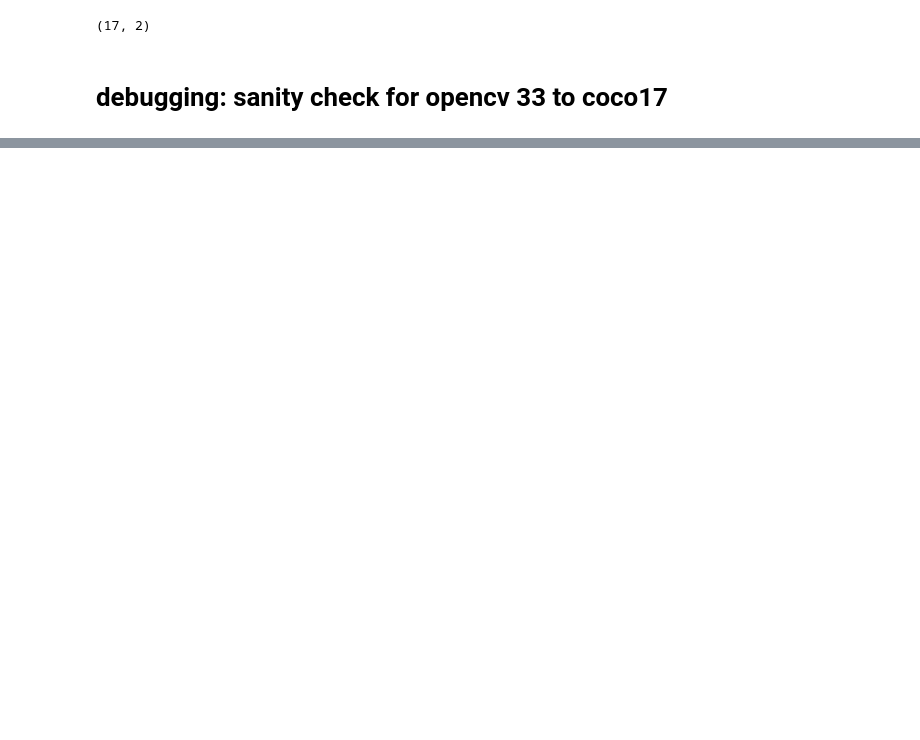
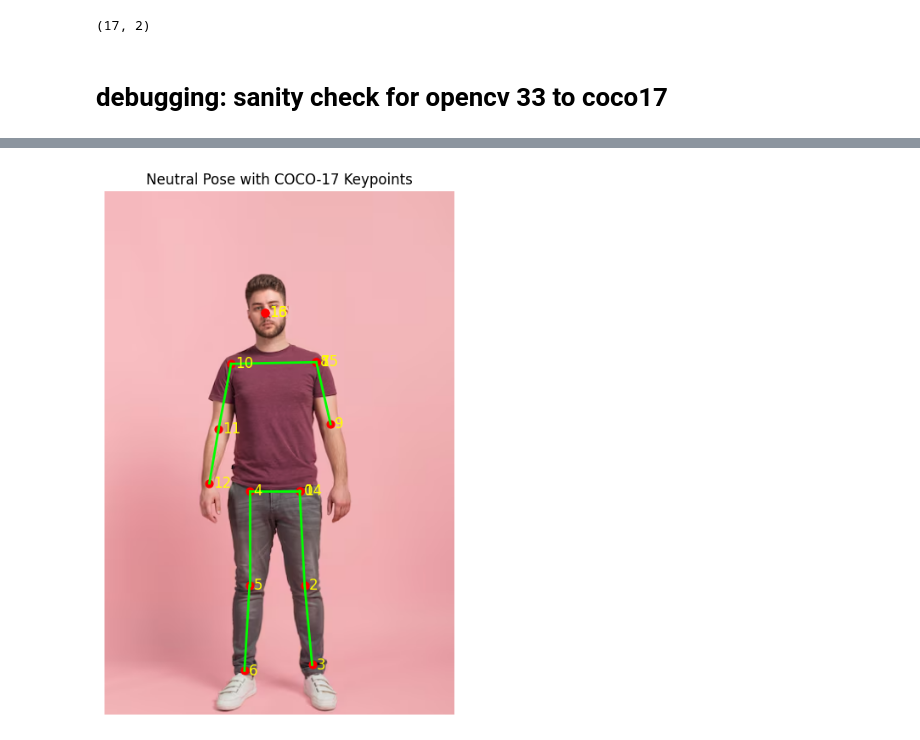
Before and after one commit to RguWork/pfpt-cv-v0, a Jupyter notebook: test.ipynb, the cells around one changed output, grey strips where cells are left out. Cells and saved outputs as stored; diff of their text form; code cells hidden in the pictures; blank space fills up the shorter version.

```diff
--- a/test.ipynb
+++ b/test.ipynb
@@ -75,0 +470,51 @@ print(kps.shape if kps is not None else "no pose")
+# %%
+import cv2
+import numpy as np
+import matplotlib.pyplot as plt
+from mediapipe_adapter import extract_kps
+
+# Path to your neutral-pose image
+IMAGE_PATH = "../neutral_pose.jpg"  # replace with your image file
+
+# Load image
+img = cv2.imread(IMAGE_PATH)
+if img is None:
+    raise FileNotFoundError(f"Image not found: {IMAGE_PATH}")
+
+# Extract COCO-17 keypoints
+kps = extract_kps(img)
+if kps is None:
+    raise RuntimeError("No pose detected; try another neutral pose photo.")
+
+# Convert BGR to RGB for plotting
+img_rgb = cv2.cvtColor(img, cv2.COLOR_BGR2RGB)
+
+# Plot image
+plt.figure(figsize=(6,8))
+plt.imshow(img_rgb)
+plt.title("Neutral Pose with COCO-17 Keypoints")
+plt.axis('off')
+
+# Overlay joints
+h, w = img.shape[:2]
+pts = (kps * [w, h]).astype(int)
+
+for idx, (x, y) in enumerate(pts):
+    plt.scatter(x, y, c='red', s=40)
+    plt.text(x+5, y+5, str(idx), color='yellow', fontsize=12)
+
+# Connect limbs
+LIMBS = [
+    (0,1),(1,2),(2,3),            # Left arm: shoulder->elbow->wrist
+    (0,4),(4,5),(5,6),            # Right arm
+    (7,8),(8,9),                  # Left leg: hip->knee->ankle
+    (7,10),(10,11),(11,12)        # Right leg
+]
+for a, b in LIMBS:
+    xa, ya = pts[a]
+    xb, yb = pts[b]
+    plt.plot([xa, xb], [ya, yb], c='lime', linewidth=2)
+
+plt.show()
+# %% [output]
+[figure, added]
```
Also changed, not shown: parts of 20 cells of this notebook, 6 other files.
